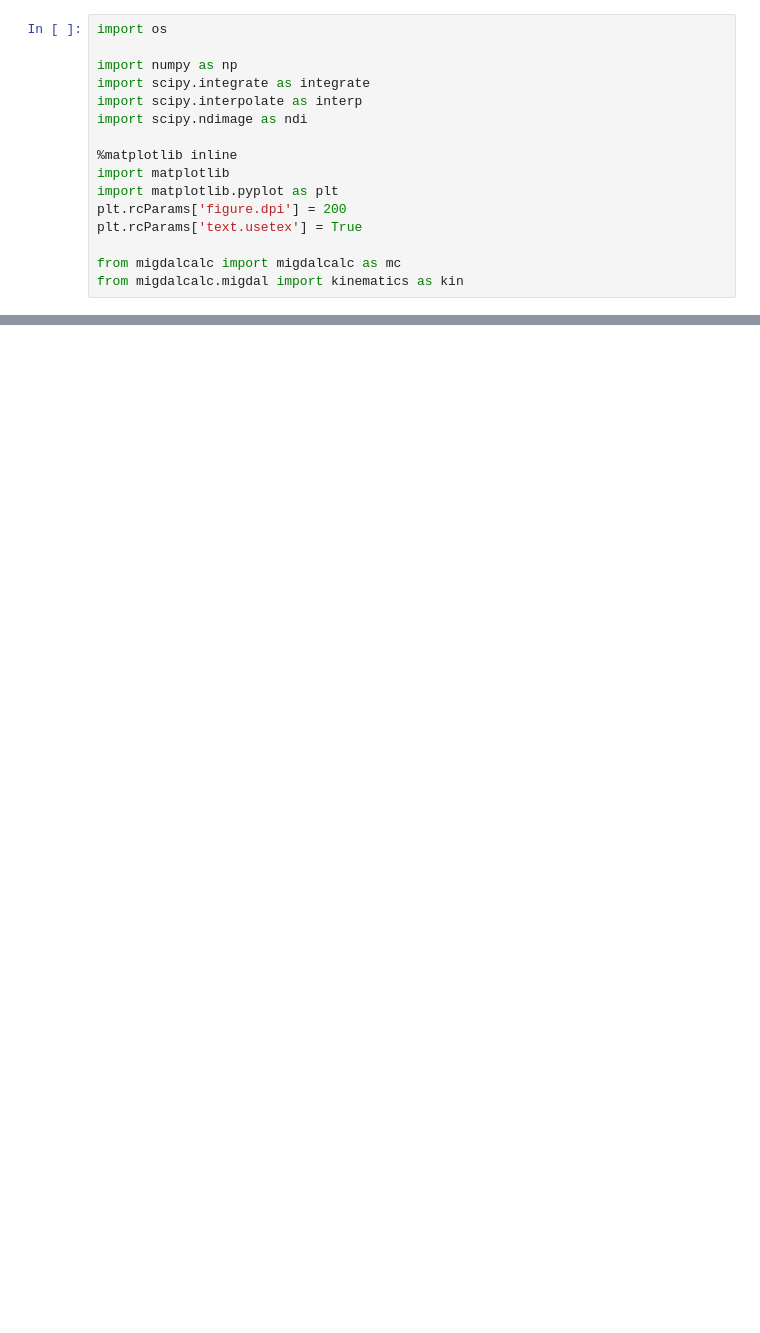
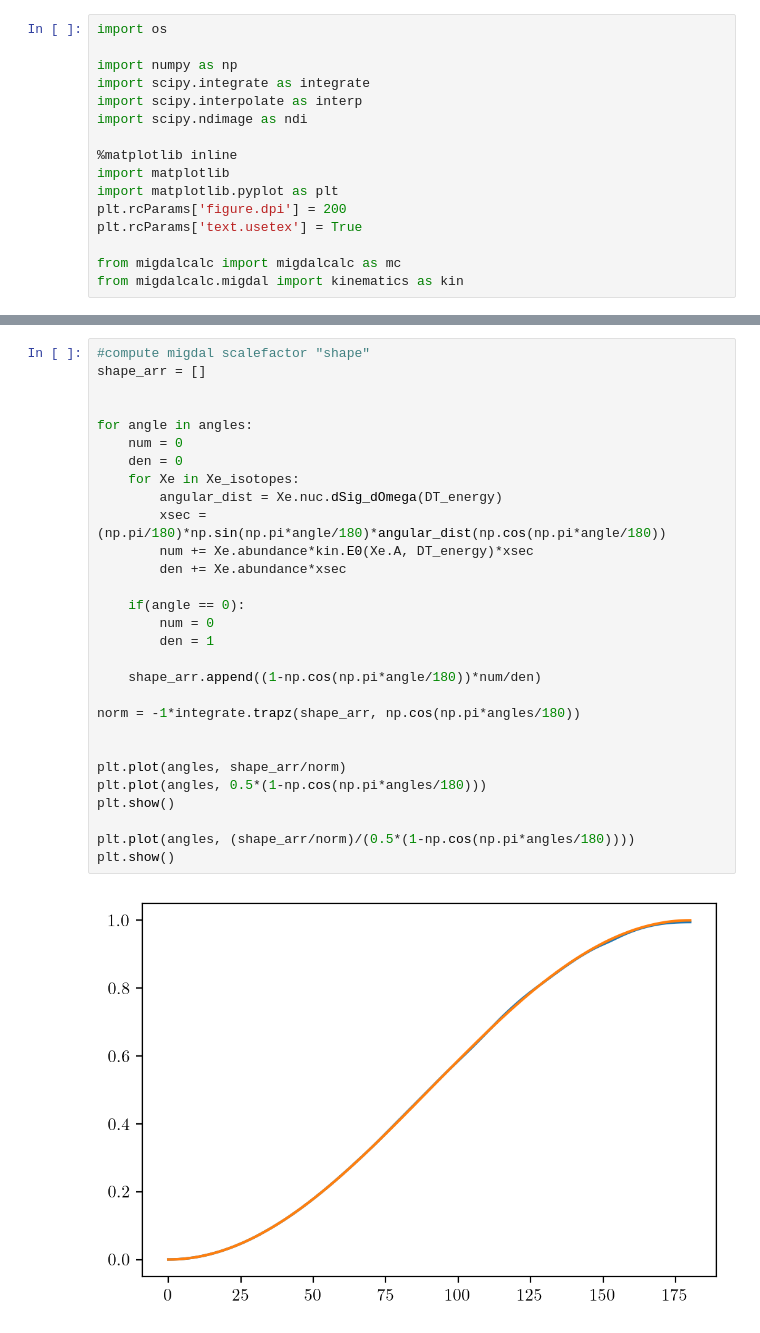
Before and after one commit to Duncan-Adams/MigdalCalc, a Jupyter notebook: Xe_isotope_plots.ipynb, the cells around one changed output, grey strips where cells are left out. Saved outputs shown, nothing was run; the diff lists cells and outputs as text; blank space fills up the shorter version.

```diff
--- a/Xe_isotope_plots.ipynb
+++ b/Xe_isotope_plots.ipynb
@@ -102 +159,32 @@ plt.show()
 [figure]
+# %%
+#compute migdal scalefactor "shape"
+shape_arr = []
+
+
+for angle in angles:
+    num = 0
+    den = 0
+    for Xe in Xe_isotopes:
+        angular_dist = Xe.nuc.dSig_dOmega(DT_energy)
+        xsec = (np.pi/180)*np.sin(np.pi*angle/180)*angular_dist(np.cos(np.pi*angle/180))
+        num += Xe.abundance*kin.E0(Xe.A, DT_energy)*xsec
+        den += Xe.abundance*xsec
+
+    if(angle == 0):
+        num = 0
+        den = 1
+
+    shape_arr.append((1-np.cos(np.pi*angle/180))*num/den)
+
+norm = -1*integrate.trapz(shape_arr, np.cos(np.pi*angles/180))
+
+
+plt.plot(angles, shape_arr/norm)
+plt.plot(angles, 0.5*(1-np.cos(np.pi*angles/180)))
+plt.show()
+
+plt.plot(angles, (shape_arr/norm)/(0.5*(1-np.cos(np.pi*angles/180))))
+plt.show()
+# %% [output]
+[figure, added]
```
Also changed, not shown: parts of 12 cells of this notebook, 57 other files.
